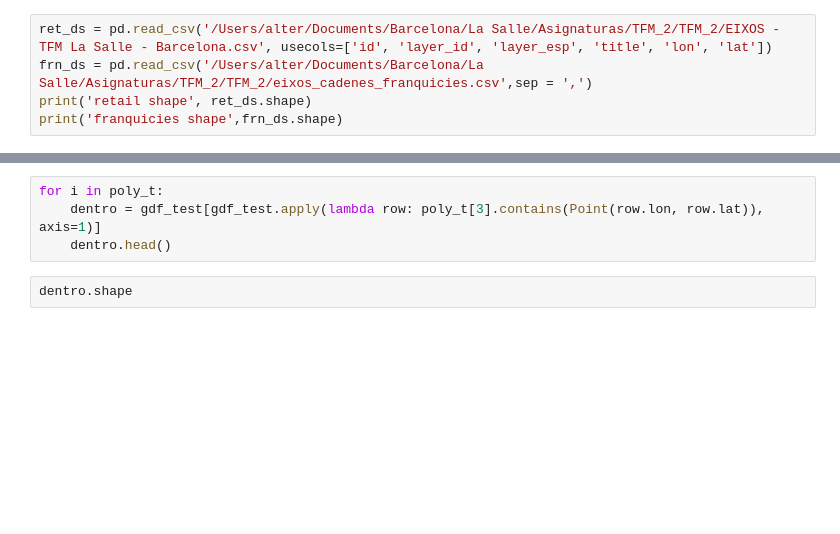
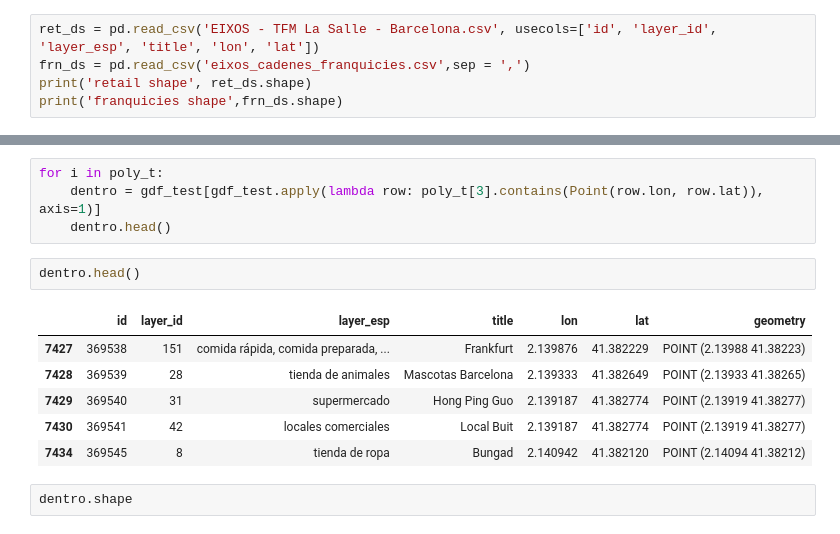
Before and after one commit to AlanItzep/Gmps_E, a Jupyter notebook: google_Maps_Eixos.ipynb, the cells around one changed output, grey strips where cells are left out. Cells and saved outputs as stored; diff of their text form; blank space fills up the shorter version.

```diff
--- a/google_Maps_Eixos.ipynb
+++ b/google_Maps_Eixos.ipynb
@@ -375,8 +383,8 @@ from shapely.geometry import Point
 from shapely.geometry.polygon import Polygon
 import geopandas as gpd
 # %%
-ret_ds = pd.read_csv('/Users/alter/Documents/Barcelona/La Salle/Asignaturas/TFM_2/TFM_2/EIXOS - TFM La Salle - Barcelona.csv', usecols=['id', 'layer_id', 'layer_esp', 'title', 'lon', 'lat'])
-frn_ds = pd.read_csv('/Users/alter/Documents/Barcelona/La Salle/Asignaturas/TFM_2/TFM_2/eixos_cadenes_franquicies.csv',sep = ',')
+ret_ds = pd.read_csv('EIXOS - TFM La Salle - Barcelona.csv', usecols=['id', 'layer_id', 'layer_esp', 'title', 'lon', 'lat'])
+frn_ds = pd.read_csv('eixos_cadenes_franquicies.csv',sep = ',')
 print('retail shape', ret_ds.shape)
 print('franquicies shape',frn_ds.shape)
 # %% [output]
@@ -535,6 +543,15 @@ poly_t[1]
 for i in poly_t:
     dentro = gdf_test[gdf_test.apply(lambda row: poly_t[3].contains(Point(row.lon, row.lat)), axis=1)]
     dentro.head()
+# %%
+dentro.head()
+# %% [output]
+|  | id | layer_id | layer_esp | title | lon | lat | geometry |
+| 7427 | 369538 | 151 | comida rápida, comida preparada, ... | Frankfurt | 2.139876 | 41.382229 | POINT (2.13988 41.38223) |
+| 7428 | 369539 | 28 | tienda de animales | Mascotas Barcelona | 2.139333 | 41.382649 | POINT (2.13933 41.38265) |
+| 7429 | 369540 | 31 | supermercado | Hong Ping Guo | 2.139187 | 41.382774 | POINT (2.13919 41.38277) |
+| 7430 | 369541 | 42 | locales comerciales | Local Buit | 2.139187 | 41.382774 | POINT (2.13919 41.38277) |
+| 7434 | 369545 | 8 | tienda de ropa | Bungad | 2.140942 | 41.382120 | POINT (2.14094 41.38212) |
 # %%
 dentro.shape
 # %% [output]
```
Also changed, not shown: parts of 5 cells of this notebook.
